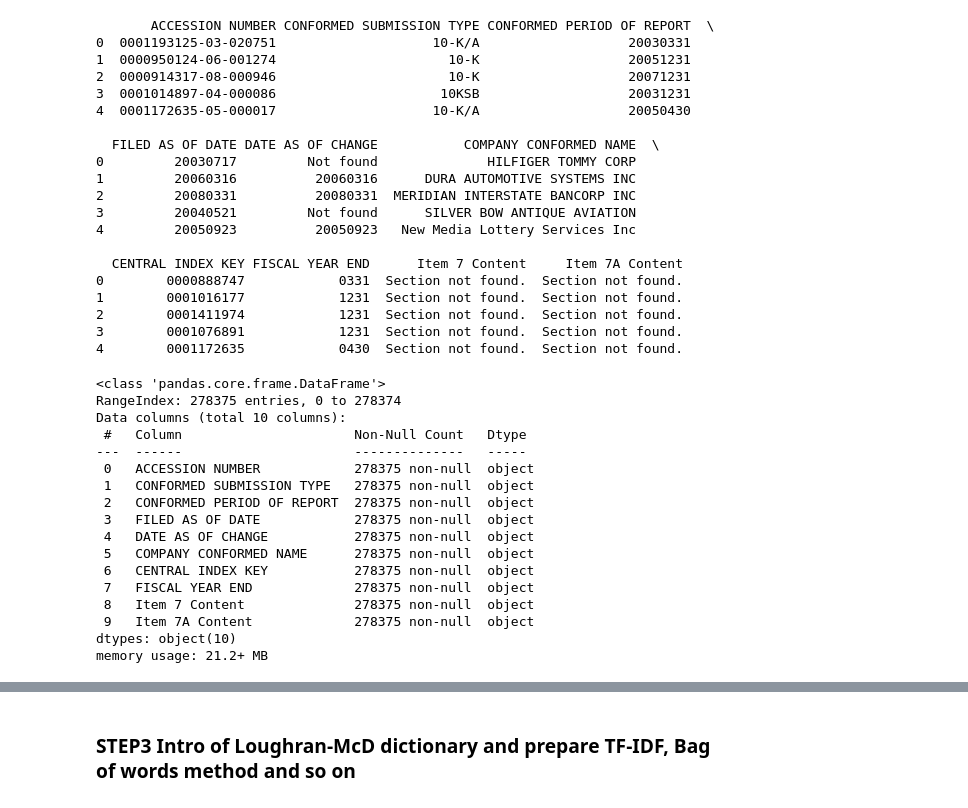
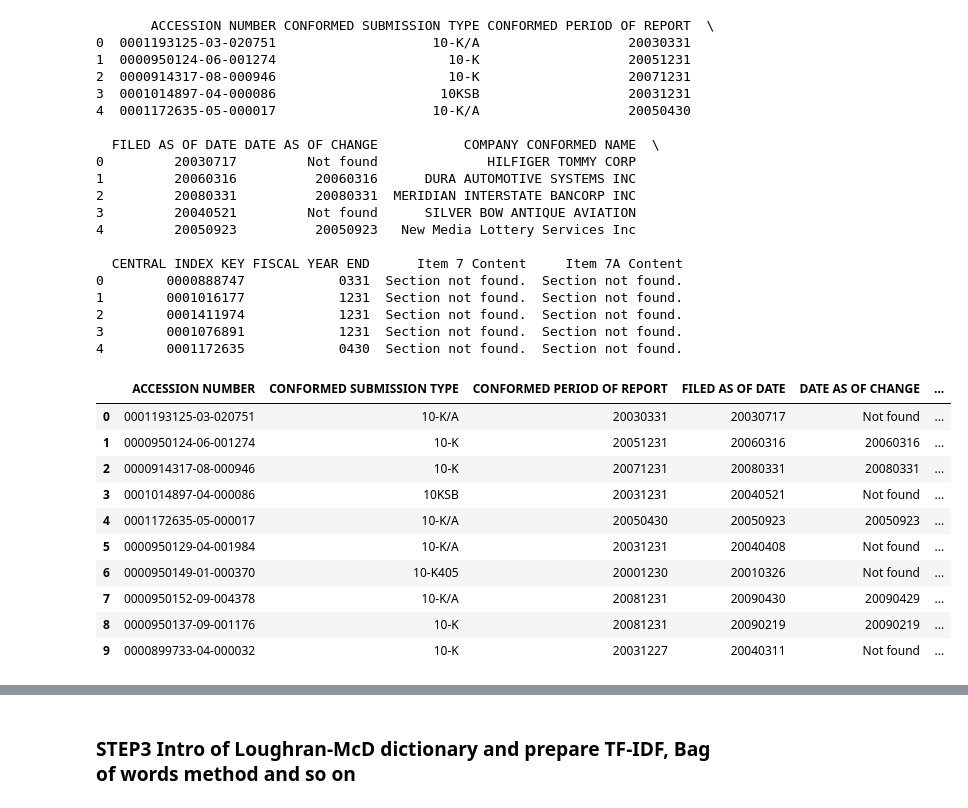
Before and after one commit to wanjeans33/10ksentimentalanalysis, a Jupyter notebook: 10kdata_wrangling.ipynb, the cells around one changed output, grey strips where cells are left out. Cells and saved outputs as stored; diff of their text form; code cells hidden in the pictures.

```diff
--- a/10kdata_wrangling.ipynb
+++ b/10kdata_wrangling.ipynb
@@ -243,23 +239,17 @@ print(df_records2.head())
 4        0001172635            0430  Section not found.  Section not found.
 # %%
 df_records=pd.concat([df_records2,df_records],ignore_index=True)
-# %%
-df_records.info()
-# %% [output]
-<class 'pandas.core.frame.DataFrame'>
-RangeIndex: 278375 entries, 0 to 278374
-Data columns (total 10 columns):
- #   Column                      Non-Null Count   Dtype
----  ------                      --------------   -----
- 0   ACCESSION NUMBER            278375 non-null  object
- 1   CONFORMED SUBMISSION TYPE   278375 non-null  object
- 2   CONFORMED PERIOD OF REPORT  278375 non-null  object
- 3   FILED AS OF DATE            278375 non-null  object
- 4   DATE AS OF CHANGE           278375 non-null  object
- 5   COMPANY CONFORMED NAME      278375 non-null  object
- 6   CENTRAL INDEX KEY           278375 non-null  object
- 7   FISCAL YEAR END             278375 non-null  object
- 8   Item 7 Content              278375 non-null  object
- 9   Item 7A Content             278375 non-null  object
-dtypes: object(10)
-memory usage: 21.2+ MB
+# %%
+df_records.head(10)
+# %% [output]
+|  | ACCESSION NUMBER | CONFORMED SUBMISSION TYPE | CONFORMED PERIOD OF REPORT | FILED AS OF DATE | DATE AS OF CHANGE | ... |
+| 0 | 0001193125-03-020751 | 10-K/A | 20030331 | 20030717 | Not found | ... |
+| 1 | 0000950124-06-001274 | 10-K | 20051231 | 20060316 | 20060316 | ... |
+| 2 | 0000914317-08-000946 | 10-K | 20071231 | 20080331 | 20080331 | ... |
+| 3 | 0001014897-04-000086 | 10KSB | 20031231 | 20040521 | Not found | ... |
+| 4 | 0001172635-05-000017 | 10-K/A | 20050430 | 20050923 | 20050923 | ... |
+| 5 | 0000950129-04-001984 | 10-K/A | 20031231 | 20040408 | Not found | ... |
+| 6 | 0000950149-01-000370 | 10-K405 | 20001230 | 20010326 | Not found | ... |
+| 7 | 0000950152-09-004378 | 10-K/A | 20081231 | 20090430 | 20090429 | ... |
+| 8 | 0000950137-09-001176 | 10-K | 20081231 | 20090219 | 20090219 | ... |
+| 9 | 0000899733-04-000032 | 10-K | 20031227 | 20040311 | Not found | ... |
```
Also changed, not shown: parts of 23 cells of this notebook.
